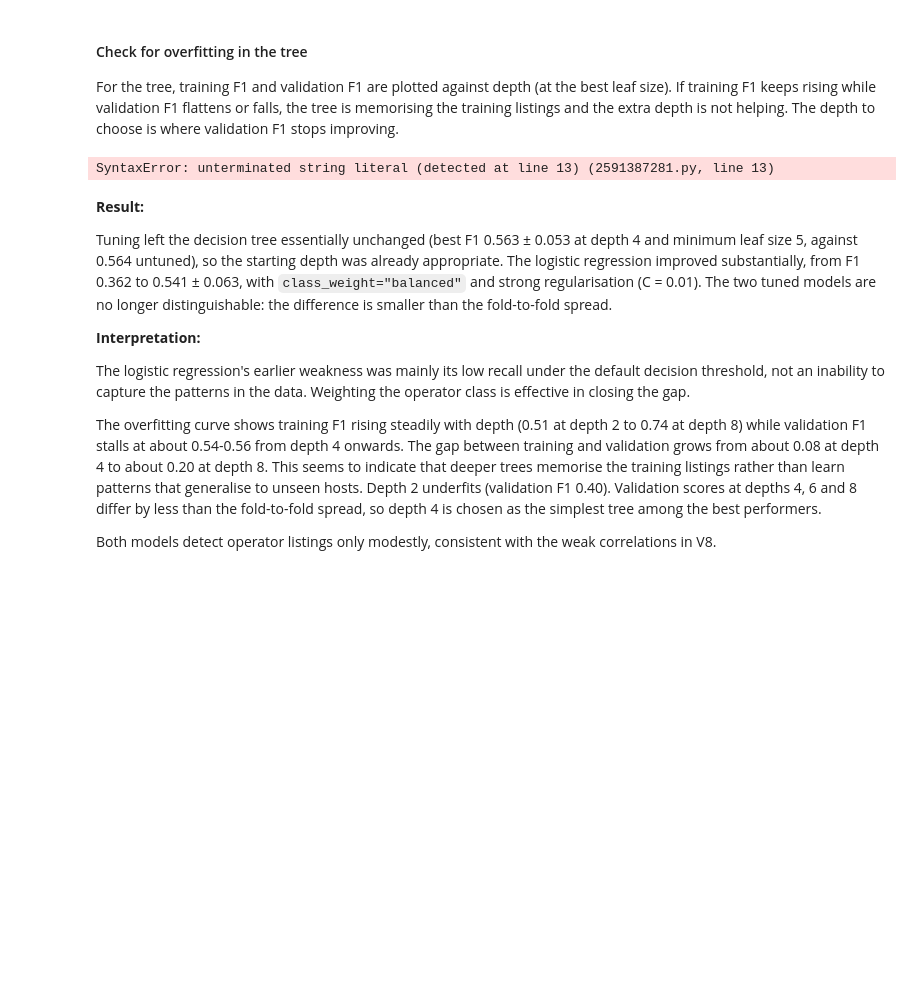
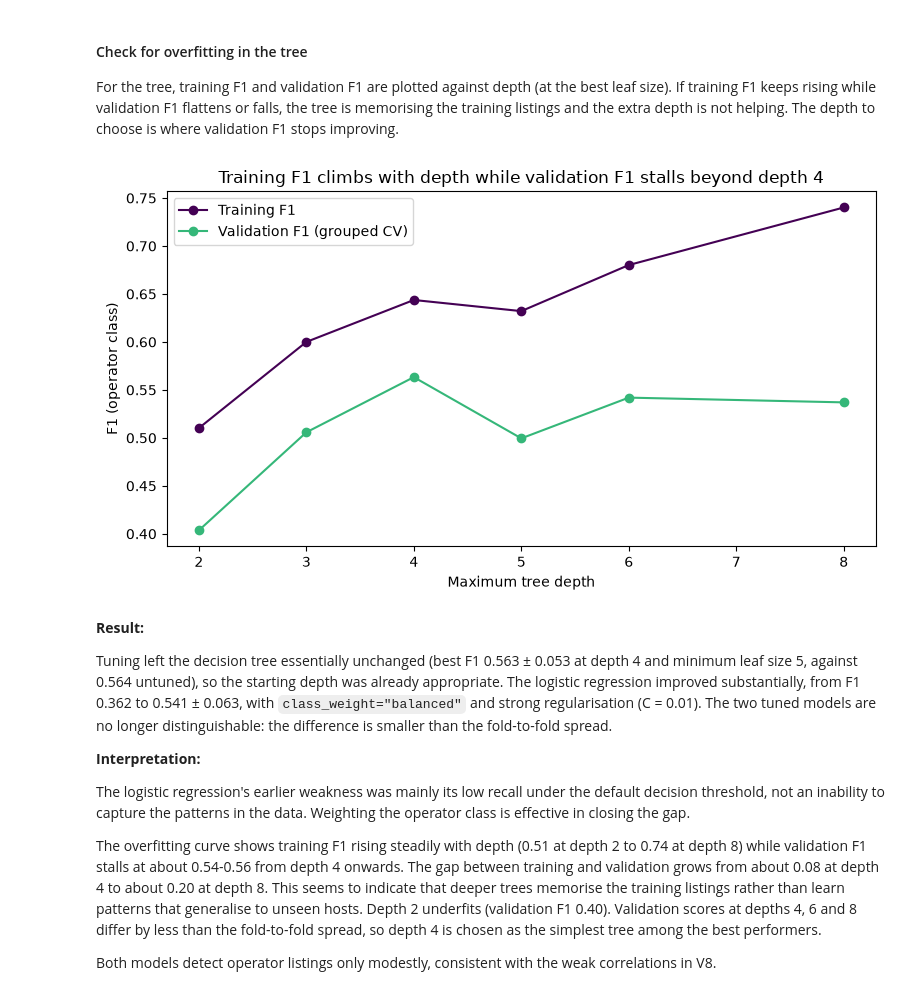
Before and after one commit to ColmHH/Mapping_Short_Let-Pressure_in_Bristol, a Jupyter notebook: jupyter_notebooks/bristol-short-let-analysis_ML.ipynb, the cells around one changed output. Drawn from its saved outputs; the diff is of its cells as text; code cells hidden in the pictures; blank space fills up the shorter version.

Commit message:
Fix error overfitting check plot title

```diff
--- a/jupyter_notebooks/bristol-short-let-analysis_ML.ipynb
+++ b/jupyter_notebooks/bristol-short-let-analysis_ML.ipynb
@@ -317,22 +317,22 @@ For the tree, training F1 and validation F1 are plotted against depth (at the be
 # %%
 gs_tree = searches["Decision tree"]
 res = pd.DataFrame(gs_tree.cv_results_)
 best_leaf = gs_tree.best_params_["model__min_samples_leaf"]
 curve = res[res["param_model__min_samples_leaf"] == best_leaf].copy()
 curve["depth"] = curve["param_model__max_depth"].astype(int)
 curve = curve.sort_values("depth")
 
 fig, ax = plt.subplots(figsize=(8, 4.5))
 ax.plot(curve["depth"], curve["mean_train_score"], marker="o", color="#440154", label="Training F1")
 ax.plot(curve["depth"], curve["mean_test_score"], marker="o", color="#35b779", label="Validation F1 (grouped CV)")
 ax.set_xlabel("Maximum tree depth")
 ax.set_ylabel("F1 (operator class)")
-ax.set_title("Training F1 climbs with depth while validation F1 stalls beyond depth 4)
+ax.set_title("Training F1 climbs with depth while validation F1 stalls beyond depth 4")
 ax.legend()
 plt.tight_layout()
 plt.show()
 # %% [output]
-SyntaxError: unterminated string literal (detected at line 13) (2591387281.py, line 13)
+[figure, added]
 # %% [markdown]
 **Result:**
 
```
Also changed, not shown: parts of 3 cells of this notebook.
